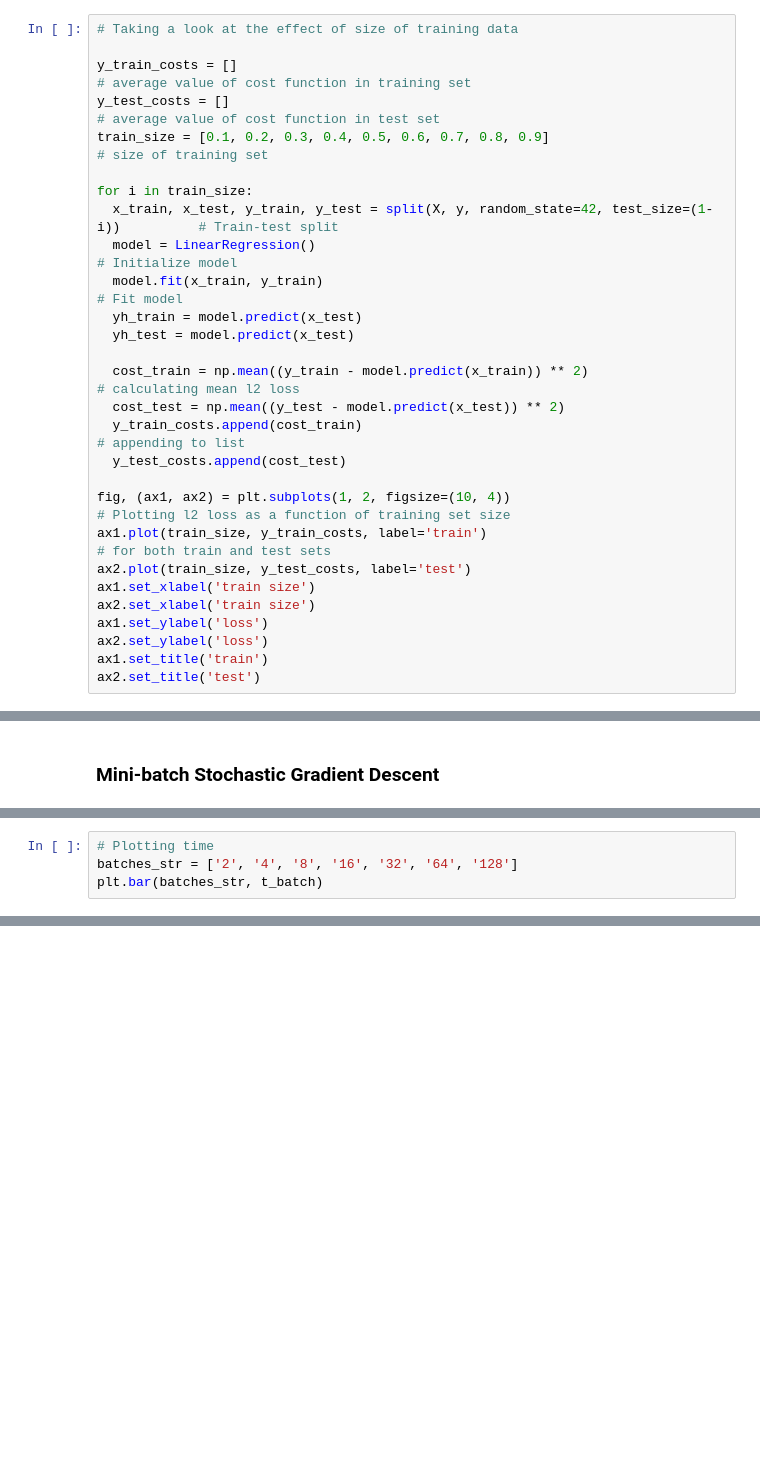
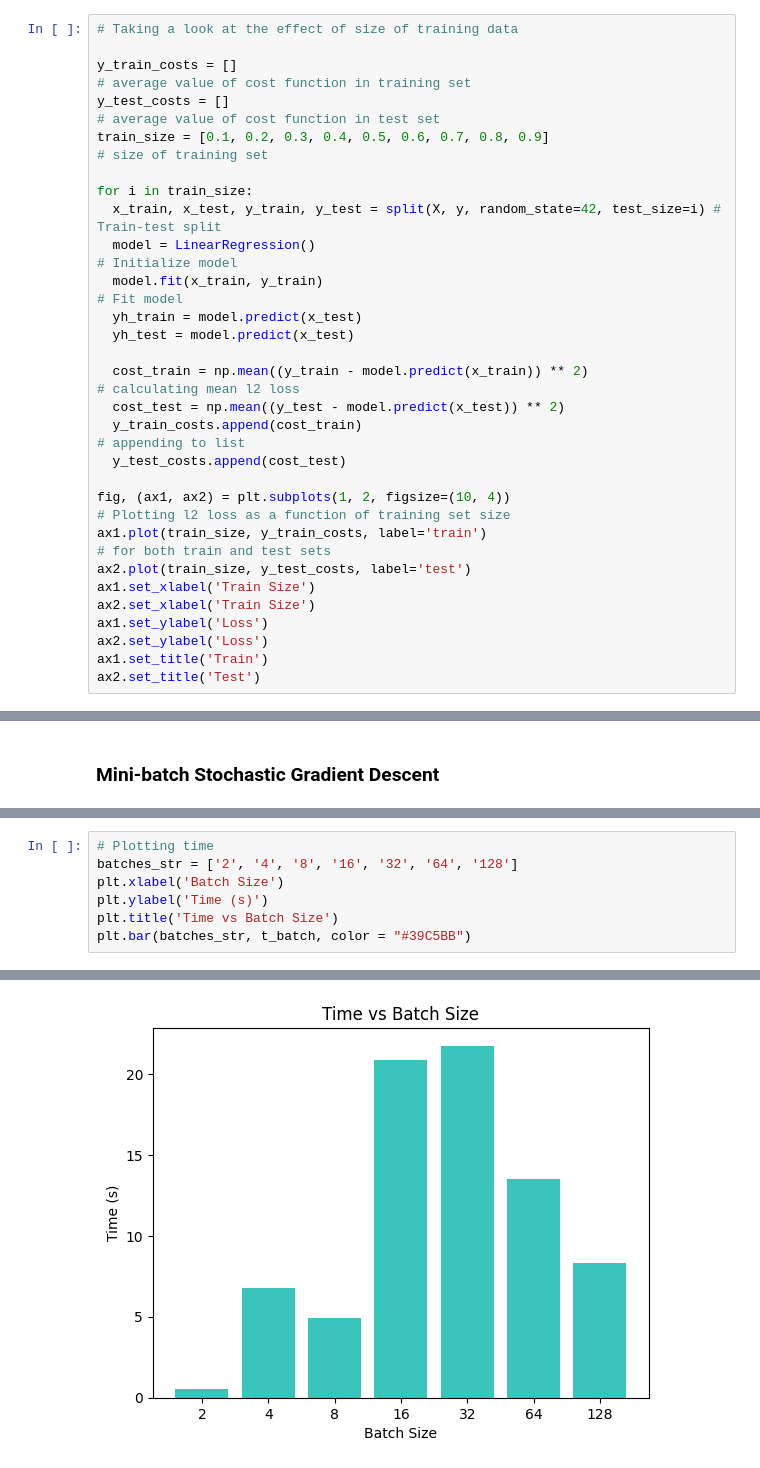
Before and after one commit to benbaz-2/comp551, a Jupyter notebook: assignment_1_regression_aziz.ipynb, the cells around one changed output, grey strips where cells are left out. Saved outputs shown, nothing was run; the diff lists cells and outputs as text; blank space fills up the shorter version.

```diff
--- a/assignment_1_regression_aziz.ipynb
+++ b/assignment_1_regression_aziz.ipynb
@@ -459,7 +459,7 @@ y_test_costs = []
 train_size = [0.1, 0.2, 0.3, 0.4, 0.5, 0.6, 0.7, 0.8, 0.9]                                  # size of training set
 
 for i in train_size:
-  x_train, x_test, y_train, y_test = split(X, y, random_state=42, test_size=(1-i))          # Train-test split
+  x_train, x_test, y_train, y_test = split(X, y, random_state=42, test_size=i) # Train-test split
   model = LinearRegression()                                                                # Initialize model
   model.fit(x_train, y_train)                                                               # Fit model
   yh_train = model.predict(x_test)
@@ -473,11 +473,11 @@ for i in train_size:
 fig, (ax1, ax2) = plt.subplots(1, 2, figsize=(10, 4))                                       # Plotting l2 loss as a function of training set size
 ax1.plot(train_size, y_train_costs, label='train')                                          # for both train and test sets
 ax2.plot(train_size, y_test_costs, label='test')
-ax1.set_xlabel('train size')
-ax2.set_xlabel('train size')
-ax1.set_ylabel('loss')
-ax2.set_ylabel('loss')
-ax1.set_title('train')
-ax2.set_title('test')
+ax1.set_xlabel('Train Size')
+ax2.set_xlabel('Train Size')
+ax1.set_ylabel('Loss')
+ax2.set_ylabel('Loss')
+ax1.set_title('Train')
+ax2.set_title('Test')
 # %% [output]
 Normal equation method used
@@ -529,4 +539,8 @@ Time taken: 3.9241209030151367 seconds
 # %%
 # Plotting time
 batches_str = ['2', '4', '8', '16', '32', '64', '128']
-plt.bar(batches_str, t_batch)
+plt.xlabel('Batch Size')
+plt.ylabel('Time (s)')
+plt.title('Time vs Batch Size')
+plt.bar(batches_str, t_batch, color = "#39C5BB")
+# %% [output]
@@ -533,2 +548,3 @@ plt.bar(batches_str, t_batch)
+[figure, added]
 # %%
 # Plotting iterations
```
Also changed, not shown: parts of 16 cells of this notebook.
